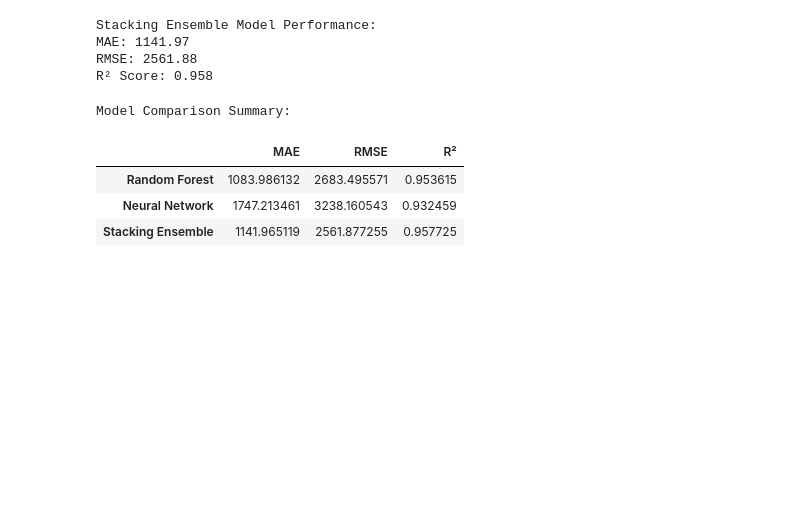
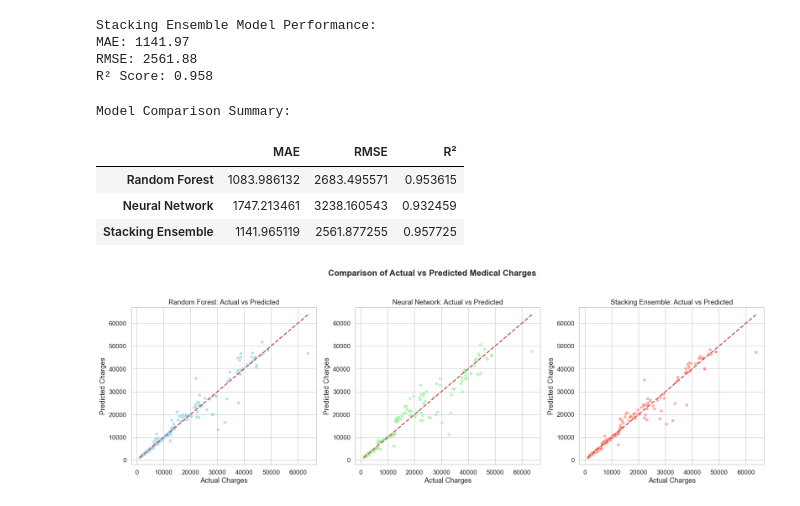
Before and after one commit to CocoTeoh/Medical_insurance_MLAssignment, a Jupyter notebook: Coco Teoh ML assignment.ipynb, the cells around one changed output. Cells and saved outputs as stored; diff of their text form; code cells hidden in the pictures; blank space fills up the shorter version.

Commit message:
Regression visualisation of actual and predicted

```diff
--- a/Coco Teoh ML assignment.ipynb
+++ b/Coco Teoh ML assignment.ipynb
@@ -552,3 +552,53 @@ Model Comparison Summary:
 | Random Forest | 1083.986132 | 2683.495571 | 0.953615 |
 | Neural Network | 1747.213461 | 3238.160543 | 0.932459 |
 | Stacking Ensemble | 1141.965119 | 2561.877255 | 0.957725 |
+# %%
+#Visualisation of actual and predicted comparisons
+import matplotlib.pyplot as plt
+import seaborn as sns
+
+# Assuming you still have your test data and predictions:
+# y_test, y_pred_rf, y_pred_nn, y_pred_stack
+
+# Create a DataFrame for plotting
+comparison_df = pd.DataFrame({
+    'Actual': y_test,
+    'Random Forest': y_pred_rf,
+    'Neural Network': y_pred_nn,
+    'Stacking Ensemble': y_pred_stack
+})
+
+# Set up the figure
+plt.figure(figsize=(18, 6))
+sns.set(style='whitegrid', font_scale=1.1)
+
+# 1️ Random Forest
+plt.subplot(1, 3, 1)
+sns.scatterplot(x='Actual', y='Random Forest', data=comparison_df, alpha=0.6, color='skyblue')
+plt.plot([y_test.min(), y_test.max()], [y_test.min(), y_test.max()], 'r--', lw=2)
+plt.title('Random Forest: Actual vs Predicted')
+plt.xlabel('Actual Charges')
+plt.ylabel('Predicted Charges')
+
+# 2️ Neural Network
+plt.subplot(1, 3, 2)
+sns.scatterplot(x='Actual', y='Neural Network', data=comparison_df, alpha=0.6, color='lightgreen')
+plt.plot([y_test.min(), y_test.max()], [y_test.min(), y_test.max()], 'r--', lw=2)
+plt.title('Neural Network: Actual vs Predicted')
+plt.xlabel('Actual Charges')
+plt.ylabel('Predicted Charges')
+
+# 3️ Stacking Ensemble
+plt.subplot(1, 3, 3)
+sns.scatterplot(x='Actual', y='Stacking Ensemble', data=comparison_df, alpha=0.6, color='salmon')
+plt.plot([y_test.min(), y_test.max()], [y_test.min(), y_test.max()], 'r--', lw=2)
+plt.title('Stacking Ensemble: Actual vs Predicted')
+plt.xlabel('Actual Charges')
+plt.ylabel('Predicted Charges')
+
+# Adjust layout
+plt.suptitle('Comparison of Actual vs Predicted Medical Charges', fontsize=16, fontweight='bold')
+plt.tight_layout(rect=[0, 0, 1, 0.95])
+plt.show()
+# %% [output]
+[figure, added]
```
